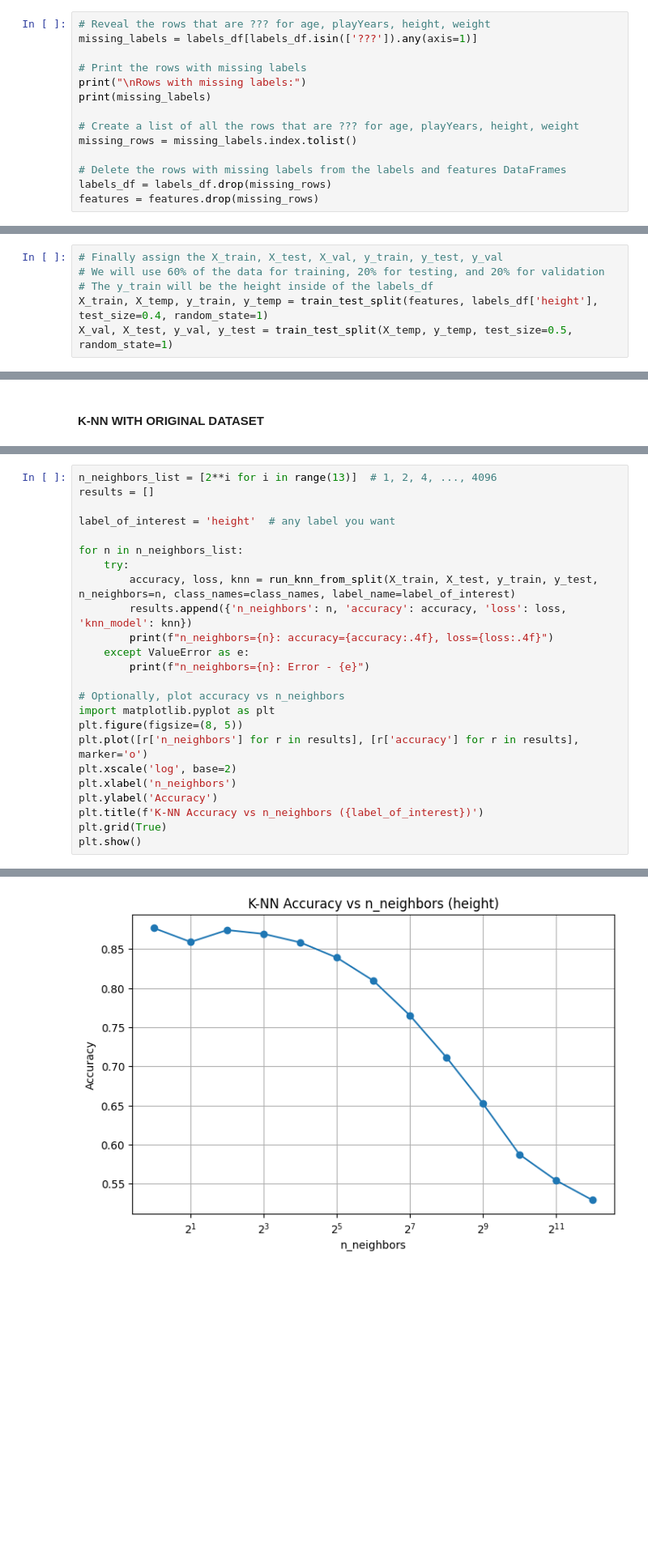
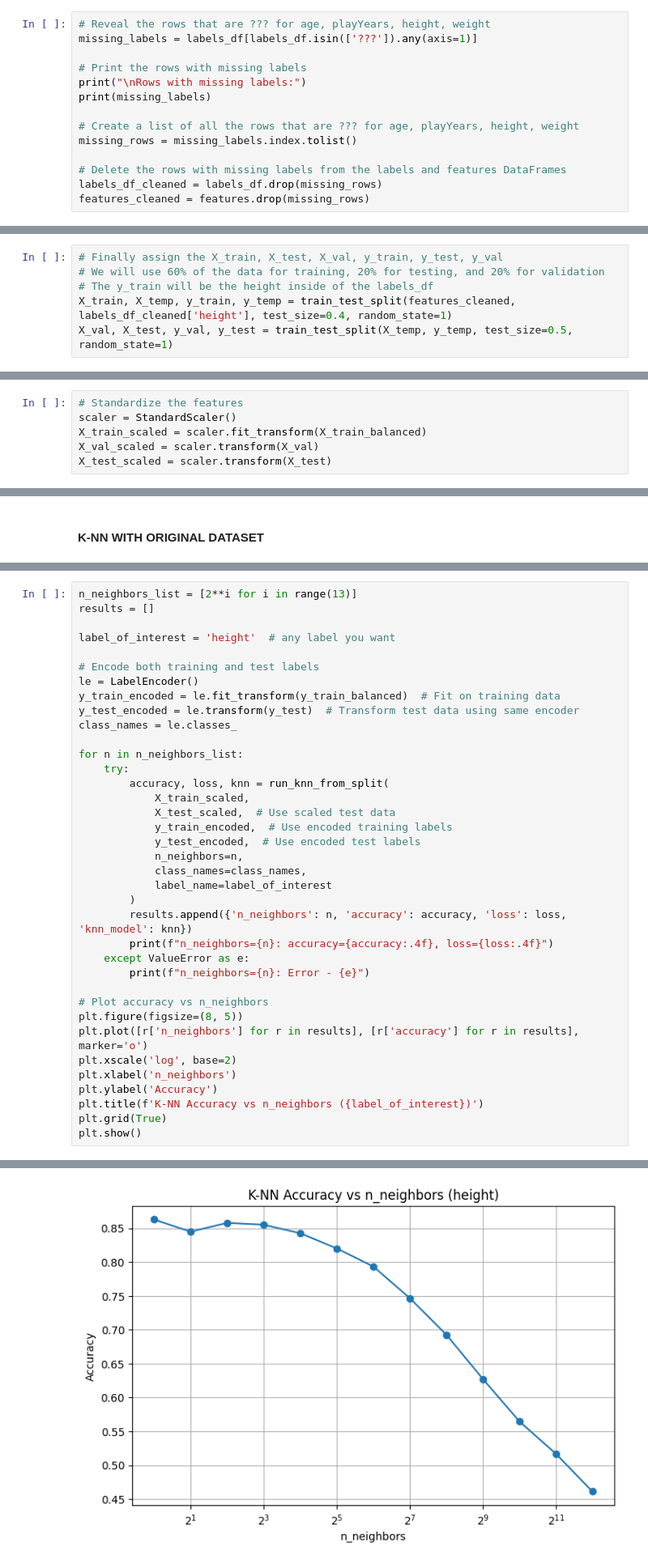
Before and after one commit to mrterminal-git/comp7703-project, a Jupyter notebook: project.ipynb, the cells around one changed output, grey strips where cells are left out. Shown at 81% size. Cells and saved outputs as stored; diff of their text form; blank space fills up the shorter version.

```diff
--- a/project.ipynb
+++ b/project.ipynb
@@ -86,8 +89,8 @@ print(missing_labels)
 missing_rows = missing_labels.index.tolist()
 
 # Delete the rows with missing labels from the labels and features DataFrames
-labels_df = labels_df.drop(missing_rows)
-features = features.drop(missing_rows)
+labels_df_cleaned = labels_df.drop(missing_rows)
+features_cleaned = features.drop(missing_rows)
 # %% [output]
 Rows with missing labels:
       testmode gender  age playYears height weight handedness holdRacketHanded
@@ -125,7 +128,7 @@ medium               NaN
 # Finally assign the X_train, X_test, X_val, y_train, y_test, y_val
 # We will use 60% of the data for training, 20% for testing, and 20% for validation
 # The y_train will be the height inside of the labels_df
-X_train, X_temp, y_train, y_temp = train_test_split(features, labels_df['height'], test_size=0.4, random_state=1)
+X_train, X_temp, y_train, y_temp = train_test_split(features_cleaned, labels_df_cleaned['height'], test_size=0.4, random_state=1)
 X_val, X_test, y_val, y_test = train_test_split(X_temp, y_temp, test_size=0.5, random_state=1)
 # %%
 # Check the sizes of the splits
@@ -225,3 +230,9 @@ Name: count, dtype: int64
+# %%
+# Standardize the features
+scaler = StandardScaler()
+X_train_scaled = scaler.fit_transform(X_train_balanced)
+X_val_scaled = scaler.transform(X_val)
+X_test_scaled = scaler.transform(X_test)
 # %% [markdown]
 ### PCA
 # %%
@@ -396,19 +407,32 @@ accuracy, loss, _ = run_knn_from_split(X_train, X_test, y_train, y_test, n_neigh
 # %%
-n_neighbors_list = [2**i for i in range(13)]  # 1, 2, 4, ..., 4096
+n_neighbors_list = [2**i for i in range(13)]
 results = []
 
 label_of_interest = 'height'  # any label you want
 
+# Encode both training and test labels
+le = LabelEncoder()
+y_train_encoded = le.fit_transform(y_train_balanced)  # Fit on training data
+y_test_encoded = le.transform(y_test)  # Transform test data using same encoder
+class_names = le.classes_
+
 for n in n_neighbors_list:
     try:
-        accuracy, loss, knn = run_knn_from_split(X_train, X_test, y_train, y_test, n_neighbors=n, class_names=class_names, label_name=label_of_interest)
+        accuracy, loss, knn = run_knn_from_split(
+            X_train_scaled,
+            X_test_scaled,  # Use scaled test data
+            y_train_encoded,  # Use encoded training labels
+            y_test_encoded,  # Use encoded test labels
+            n_neighbors=n,
+            class_names=class_names,
+            label_name=label_of_interest
+        )
         results.append({'n_neighbors': n, 'accuracy': accuracy, 'loss': loss, 'knn_model': knn})
         print(f"n_neighbors={n}: accuracy={accuracy:.4f}, loss={loss:.4f}")
     except ValueError as e:
         print(f"n_neighbors={n}: Error - {e}")
 
-# Optionally, plot accuracy vs n_neighbors
-import matplotlib.pyplot as plt
+# Plot accuracy vs n_neighbors
 plt.figure(figsize=(8, 5))
 plt.plot([r['n_neighbors'] for r in results], [r['accuracy'] for r in results], marker='o')
 plt.xscale('log', base=2)
@@ -434,4 +458,4 @@ n_neighbors=4096: accuracy=0.5289, loss=0.4711
-[figure, old version]
+[figure, new version]
 # %%
 # Find the best KNN model (highest accuracy)
 best_result = max(results, key=lambda x: x['accuracy'])
```
Also changed, not shown: parts of 18 cells of this notebook, 11 other files.
